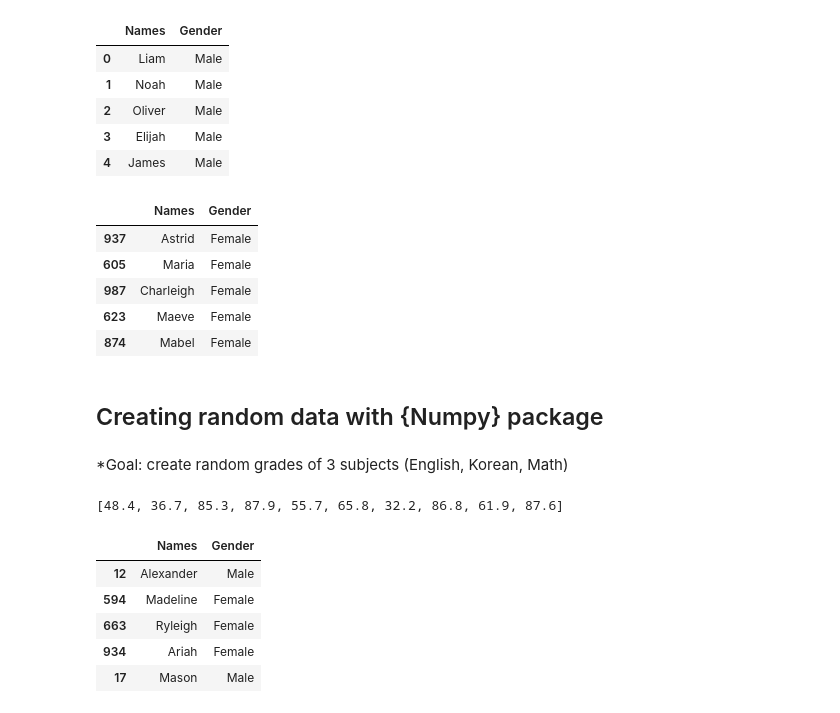
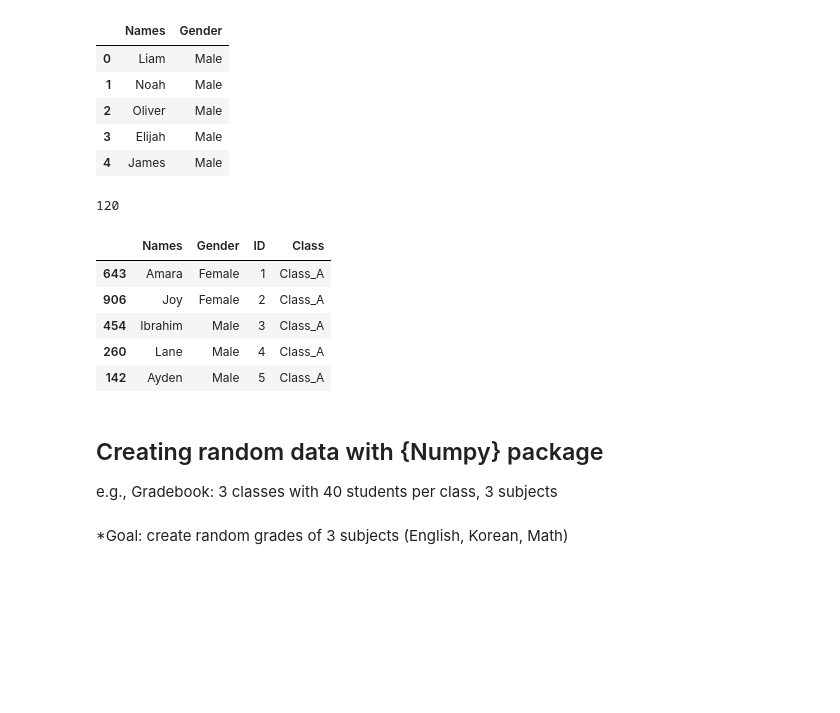
Before and after one commit to MK316/applications, a Jupyter notebook: names1000_2021.ipynb, the cells around one changed output. Cells and saved outputs as stored; diff of their text form; code cells hidden in the pictures; blank space fills up the shorter version.

```diff
--- a/names1000_2021.ipynb
+++ b/names1000_2021.ipynb
@@ -43,17 +43,31 @@ f.head()
 | 3 | Elijah | Male |
 | 4 | James | Male |
 # %%
-data = f.sample(100)
-data.head()
+data = f.sample(120)
+len(data)
 # %% [output]
-|  | Names | Gender |
-| 937 | Astrid | Female |
-| 605 | Maria | Female |
-| 987 | Charleigh | Female |
-| 623 | Maeve | Female |
-| 874 | Mabel | Female |
+120
+# %%
+# 3 classes, ID = 1~40
+x = ["Class_A","Class_B","Class_C"]
+z = np.repeat(x, [40, 40, 40], axis=0)
+id = list(range(1,41))
+id = id*3
+
+data['ID'] = id
+data['Class'] = z
+len(data); data.head()
+# %% [output]
+|  | Names | Gender | ID | Class |
+| 643 | Amara | Female | 1 | Class_A |
+| 906 | Joy | Female | 2 | Class_A |
+| 454 | Ibrahim | Male | 3 | Class_A |
+| 260 | Lane | Male | 4 | Class_A |
+| 142 | Ayden | Male | 5 | Class_A |
 # %% [markdown]
 ## Creating random data with {Numpy} package
+
+e.g., Gradebook: 3 classes with 40 students per class, 3 subjects
 # %% [markdown]
 *Goal: create random grades of 3 subjects (English, Korean, Math)
 # %%
@@ -61,26 +75,0 @@ import numpy as np
-# %%
-set1 = np.random.normal(50, 30, 10000)
-
-grade = []
-for n in range(0, len(set1)):
-  g = round(set1[n],1)
-  if 30 < set1[n] < 101:
-    grade.append(g)
-    if len(grade) < 100:
-      n = n+1
-    elif len(grade) == 100:
-      break
-
-grade[:10]
-# %% [output]
-[48.4, 36.7, 85.3, 87.9, 55.7, 65.8, 32.2, 86.8, 61.9, 87.6]
-# %%
-data1 = f.sample(100)
-data1.head()
-# %% [output]
-|  | Names | Gender |
-| 12 | Alexander | Male |
-| 594 | Madeline | Female |
-| 663 | Ryleigh | Female |
-| 934 | Ariah | Female |
-| 17 | Mason | Male |
```
Also changed, not shown: parts of 13 cells of this notebook.
